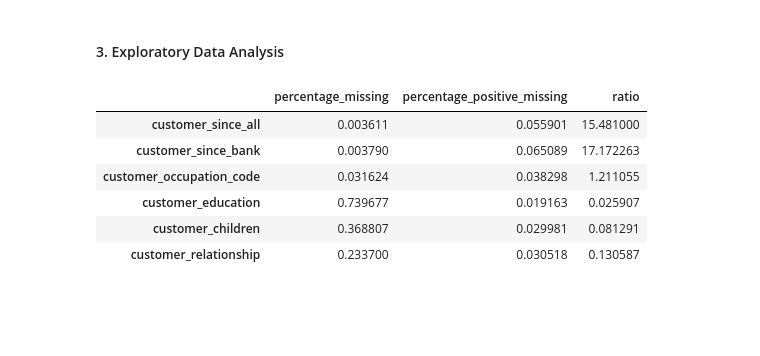
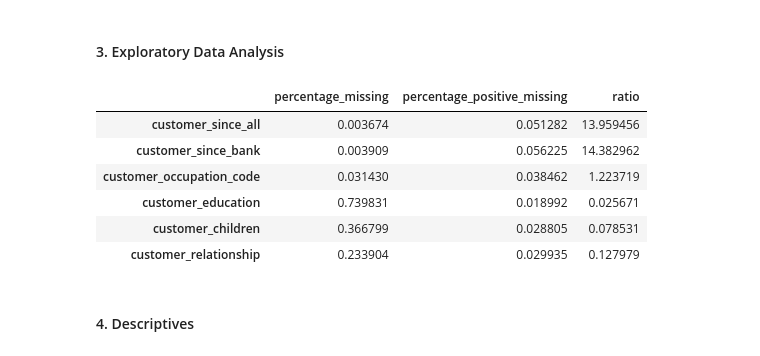
Before and after one commit to Ariathor/AdvancedAnalytics2022, a Jupyter notebook: Assignment1_AdvAn.ipynb, the cells around one changed output. Saved outputs shown, nothing was run; the diff lists cells and outputs as text; code cells hidden in the pictures; blank space fills up the shorter version.

```diff
--- a/Assignment1_AdvAn.ipynb
+++ b/Assignment1_AdvAn.ipynb
@@ -139,3 +141,5 @@ test_month_3 = pd.read_csv('data/test_month_3.csv')
 train_month_1 = pd.read_csv('data/train_month_1.csv')
 train_month_2 = pd.read_csv('data/train_month_2.csv')
 train_month_3_with_target = pd.read_csv('data/train_month_3_with_target.csv')
+
+original = train_month_3_with_target.copy()
@@ -158,33 +179,35 @@ fortest = pd.concat([X_train.reset_index(drop=True), y_train.reset_index(drop=Tr
 # %%
 # take a look at missing values
 miss_perc = pd.DataFrame()
-missings = fortest[["customer_since_all", "customer_since_bank", "customer_occupation_code", "customer_education",
+missings = original[["customer_since_all", "customer_since_bank", "customer_occupation_code", "customer_education",
                                "customer_children", "customer_relationship", "target"]].copy()
 
 miss_perc["percentage_missing"] = missings.isna().sum(axis=0) / missings.shape[0]
 
 miss_perc["total_missing"] =  missings.isna().sum(axis=0)
 miss_perc["missing_on_positive"] = missings.loc[missings["target"] == 1].isna().sum(axis=0)
 
 miss_perc["percentage_positive_missing"] = miss_perc["missing_on_positive"] / miss_perc["total_missing"]
 
 miss_perc["ratio"] = miss_perc["percentage_positive_missing"] / miss_perc["percentage_missing"]
 
 miss_perc = miss_perc[["percentage_missing", "percentage_positive_missing", "ratio"]]
 
 # apparantly the customer_since... variables have comparatively a lot of NAs when our target variable is positive
-# We seemingly have almost always personal information like education, children and relationship about positives
+# We seemingly have almost always very personal information like education, children and relationship about positives
 # seems illogical to me => churners are well known??
 
 miss_perc[0:6]
 # %% [output]
 |  | percentage_missing | percentage_positive_missing | ratio |
-| customer_since_all | 0.003611 | 0.055901 | 15.481000 |
-| customer_since_bank | 0.003790 | 0.065089 | 17.172263 |
-| customer_occupation_code | 0.031624 | 0.038298 | 1.211055 |
-| customer_education | 0.739677 | 0.019163 | 0.025907 |
-| customer_children | 0.368807 | 0.029981 | 0.081291 |
-| customer_relationship | 0.233700 | 0.030518 | 0.130587 |
+| customer_since_all | 0.003674 | 0.051282 | 13.959456 |
+| customer_since_bank | 0.003909 | 0.056225 | 14.382962 |
+| customer_occupation_code | 0.031430 | 0.038462 | 1.223719 |
+| customer_education | 0.739831 | 0.018992 | 0.025671 |
+| customer_children | 0.366799 | 0.028805 | 0.078531 |
+| customer_relationship | 0.233904 | 0.029935 | 0.127979 |
+# %% [markdown]
+#### 4. Descriptives
 # %%
 
 # distribution of target variable
```
Also changed, not shown: parts of 13 cells of this notebook.
